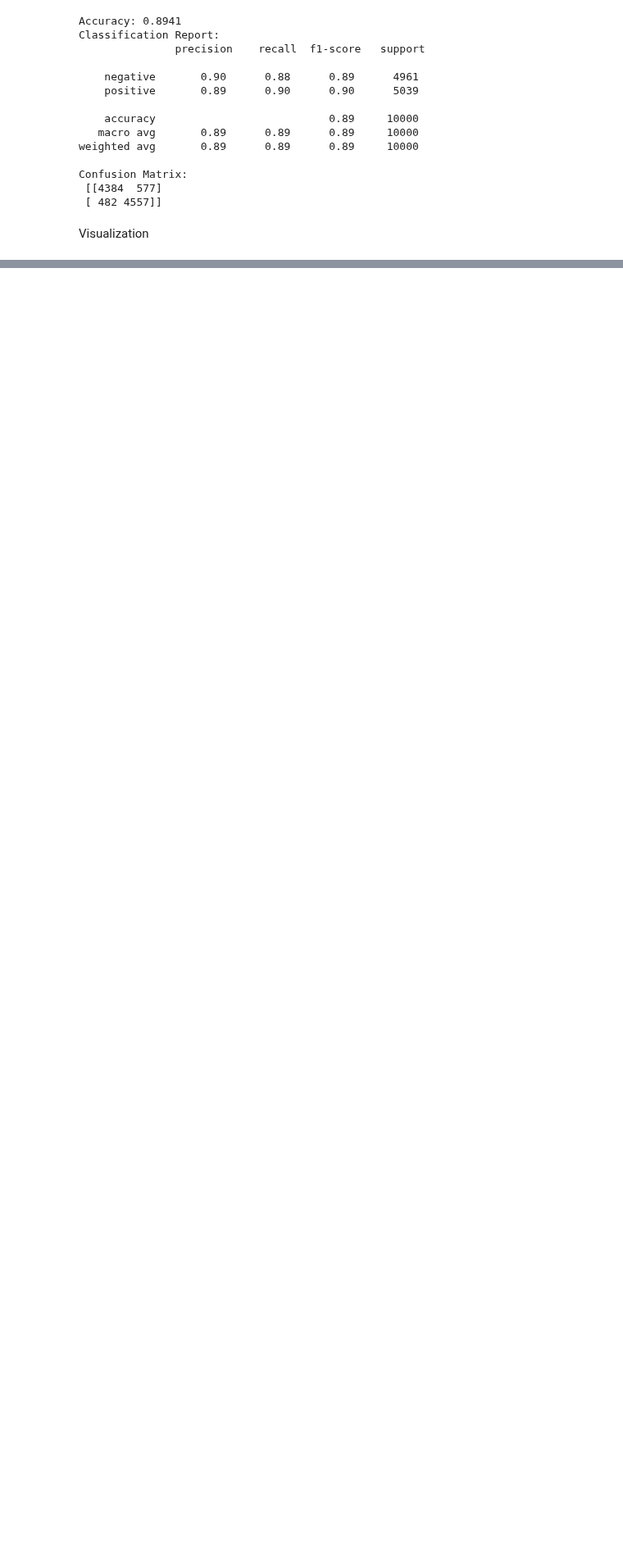
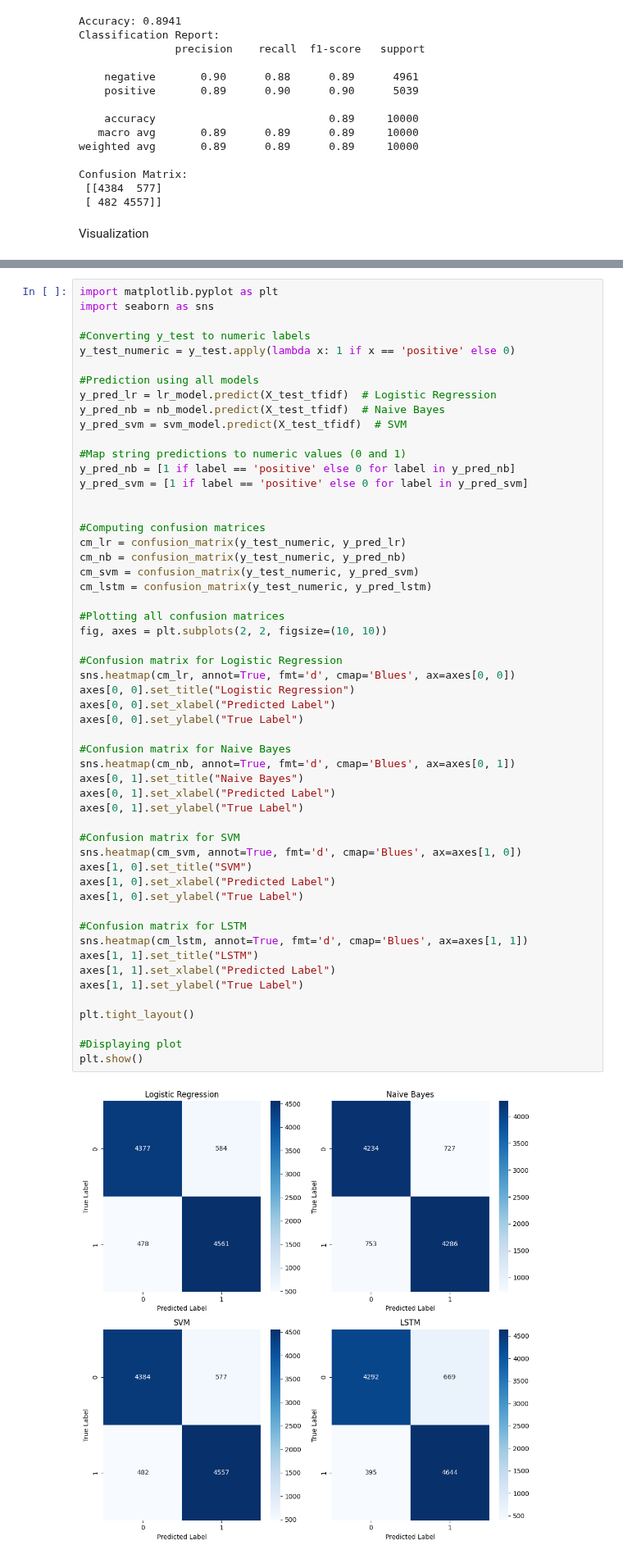
Before and after one commit to sushithadevaraju/sentiment-analysis-of-imdb, a Jupyter notebook: final_code.ipynb, the cells around one changed output, grey strips where cells are left out. Shown at 82% size. Cells and saved outputs as stored; diff of their text form; blank space fills up the shorter version.

```diff
--- a/final_code.ipynb
+++ b/final_code.ipynb
@@ -318,0 +372,56 @@ plt.show()
+# %%
+import matplotlib.pyplot as plt
+import seaborn as sns
+
+#Converting y_test to numeric labels
+y_test_numeric = y_test.apply(lambda x: 1 if x == 'positive' else 0)
+
+#Prediction using all models
+y_pred_lr = lr_model.predict(X_test_tfidf)  # Logistic Regression
+y_pred_nb = nb_model.predict(X_test_tfidf)  # Naive Bayes
+y_pred_svm = svm_model.predict(X_test_tfidf)  # SVM
+
+#Map string predictions to numeric values (0 and 1)
+y_pred_nb = [1 if label == 'positive' else 0 for label in y_pred_nb]
+y_pred_svm = [1 if label == 'positive' else 0 for label in y_pred_svm]
+
+
+#Computing confusion matrices
+cm_lr = confusion_matrix(y_test_numeric, y_pred_lr)
+cm_nb = confusion_matrix(y_test_numeric, y_pred_nb)
+cm_svm = confusion_matrix(y_test_numeric, y_pred_svm)
+cm_lstm = confusion_matrix(y_test_numeric, y_pred_lstm)
+
+#Plotting all confusion matrices
+fig, axes = plt.subplots(2, 2, figsize=(10, 10))
+
+#Confusion matrix for Logistic Regression
+sns.heatmap(cm_lr, annot=True, fmt='d', cmap='Blues', ax=axes[0, 0])
+axes[0, 0].set_title("Logistic Regression")
+axes[0, 0].set_xlabel("Predicted Label")
+axes[0, 0].set_ylabel("True Label")
+
+#Confusion matrix for Naive Bayes
+sns.heatmap(cm_nb, annot=True, fmt='d', cmap='Blues', ax=axes[0, 1])
+axes[0, 1].set_title("Naive Bayes")
+axes[0, 1].set_xlabel("Predicted Label")
+axes[0, 1].set_ylabel("True Label")
+
+#Confusion matrix for SVM
+sns.heatmap(cm_svm, annot=True, fmt='d', cmap='Blues', ax=axes[1, 0])
+axes[1, 0].set_title("SVM")
+axes[1, 0].set_xlabel("Predicted Label")
+axes[1, 0].set_ylabel("True Label")
+
+#Confusion matrix for LSTM
+sns.heatmap(cm_lstm, annot=True, fmt='d', cmap='Blues', ax=axes[1, 1])
+axes[1, 1].set_title("LSTM")
+axes[1, 1].set_xlabel("Predicted Label")
+axes[1, 1].set_ylabel("True Label")
+
+plt.tight_layout()
+
+#Displaying plot
+plt.show()
+# %% [output]
+[figure, added]
```
Also changed, not shown: parts of 4 cells of this notebook.
